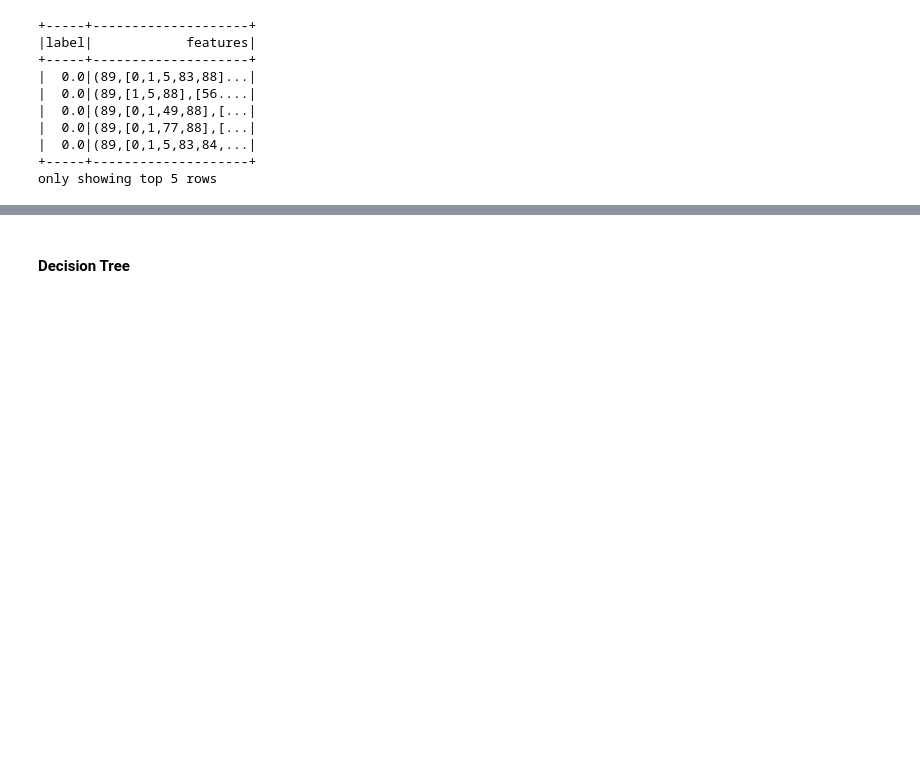
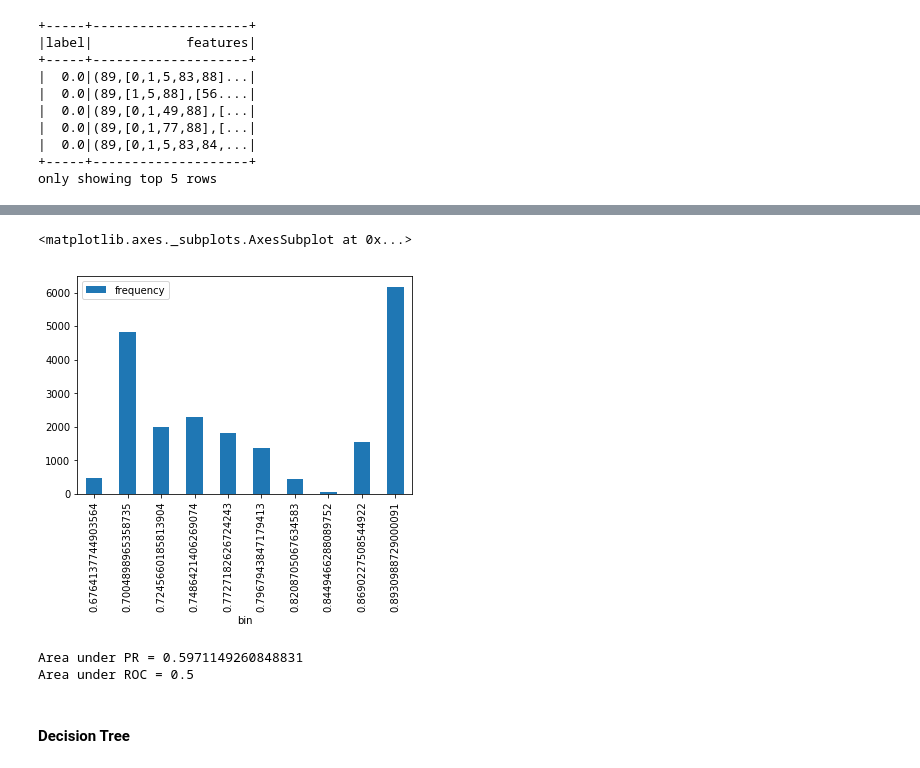
Before and after one commit to yzhu017/Assignment4, a Jupyter notebook: appointment.ipynb, the cells around one changed output, grey strips where cells are left out. Drawn from its saved outputs; the diff is of its cells as text; code cells hidden in the pictures; blank space fills up the shorter version.

```diff
--- a/appointment.ipynb
+++ b/appointment.ipynb
@@ -565,5 +570,20 @@ result.show(5)
 +-----+--------------------+--------------------+--------------------+----------+
 only showing top 5 rows
+# %%
+histo=result.select(probability('probability')).rdd.flatMap(lambda x: x).histogram(10)
+pd.DataFrame(
+list(zip(*histo)),
+columns=['bin','frequency']).set_index('bin').plot(kind='bar')
+# %% [output]
+<matplotlib.axes._subplots.AxesSubplot at 0x...>
+[figure, added]
+# %%
+metrics1 = BinaryClassificationMetrics(results)
+print("Area under PR = %s" % metrics1.areaUnderPR)
+print("Area under ROC = %s" % metrics1.areaUnderROC)
+# %% [output]
+Area under PR = 0.5971149260848831
+Area under ROC = 0.5
 # %% [markdown]
 #### Decision Tree
 # %%
```
Also changed, not shown: parts of 24 cells of this notebook.
